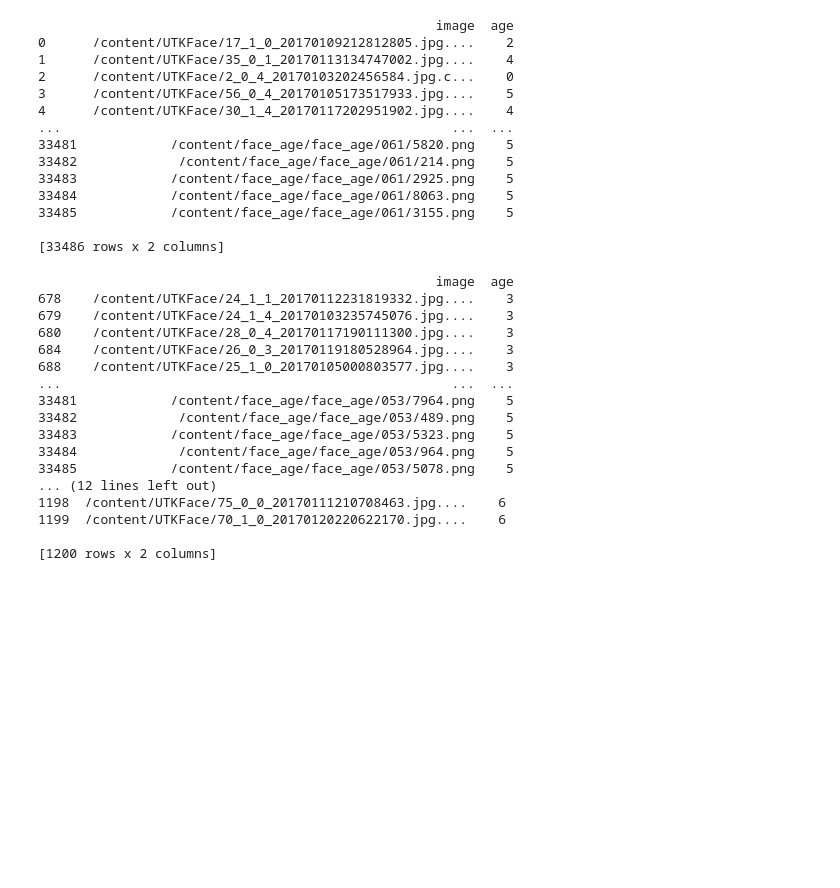
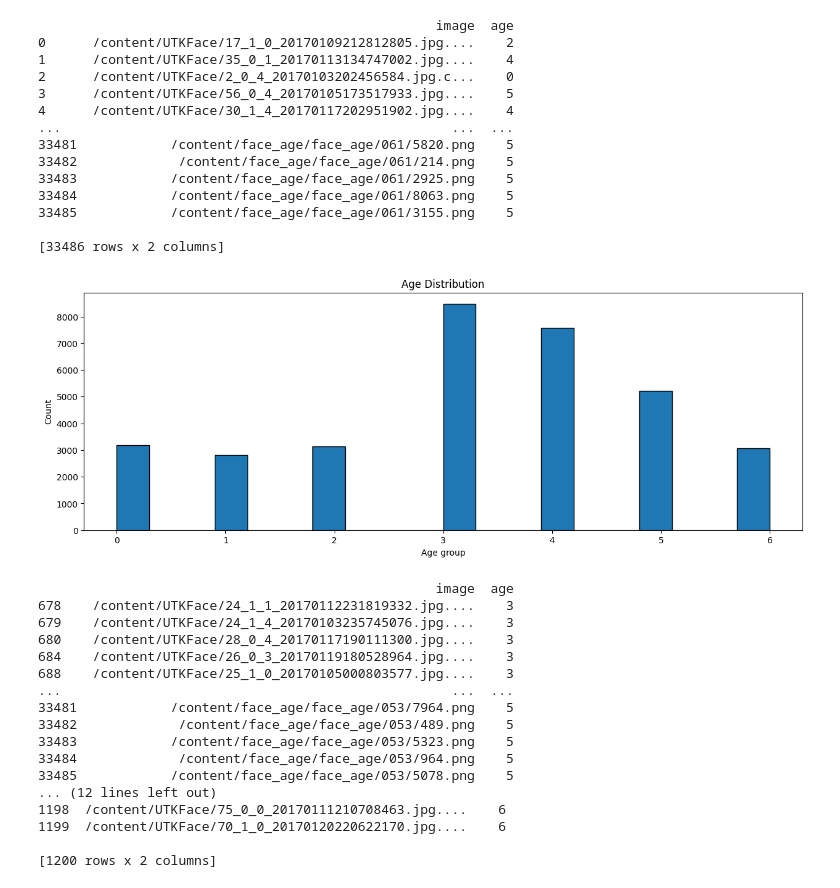
Before and after one commit to VladimirVladetic/AgePrediction, a Jupyter notebook: AgeModel.ipynb, the cells around one changed output. Cells and saved outputs as stored; diff of their text form; code cells hidden in the pictures; blank space fills up the shorter version.

```diff
--- a/AgeModel.ipynb
+++ b/AgeModel.ipynb
@@ -103,10 +103,12 @@ def map_age_to_category(age):
 # Plotting age histogram
 def plot_age(df):
     plt.figure(figsize=(15, 5))
+    ##age_graph_labels = ['Baby', 'Child', 'Teenager', 'Young adult', 'Adult', 'Middle-aged', 'Senior']
     df['age'].plot(kind='hist', bins=20, edgecolor='black')
     plt.title('Age Distribution')
-    plt.xlabel('Age')
+    plt.xlabel('Age group')
     plt.ylabel('Count')
+    ##plt.xticks(range(len(age_graph_labels)), age_graph_labels, rotation=0)
     plt.show()
 # %%
 def extract_features(images, height, width):
@@ -228,6 +230,10 @@ print(combined_df)
 33485            /content/face_age/face_age/061/3155.png    5
 
 [33486 rows x 2 columns]
+# %%
+plot_age(combined_df)
+# %% [output]
+[figure, added]
 # %%
 df_test = pd.DataFrame()
 target_counts = {0: 150, 1: 150, 2: 150, 3: 200, 4: 200, 5: 200, 6: 150}
```
